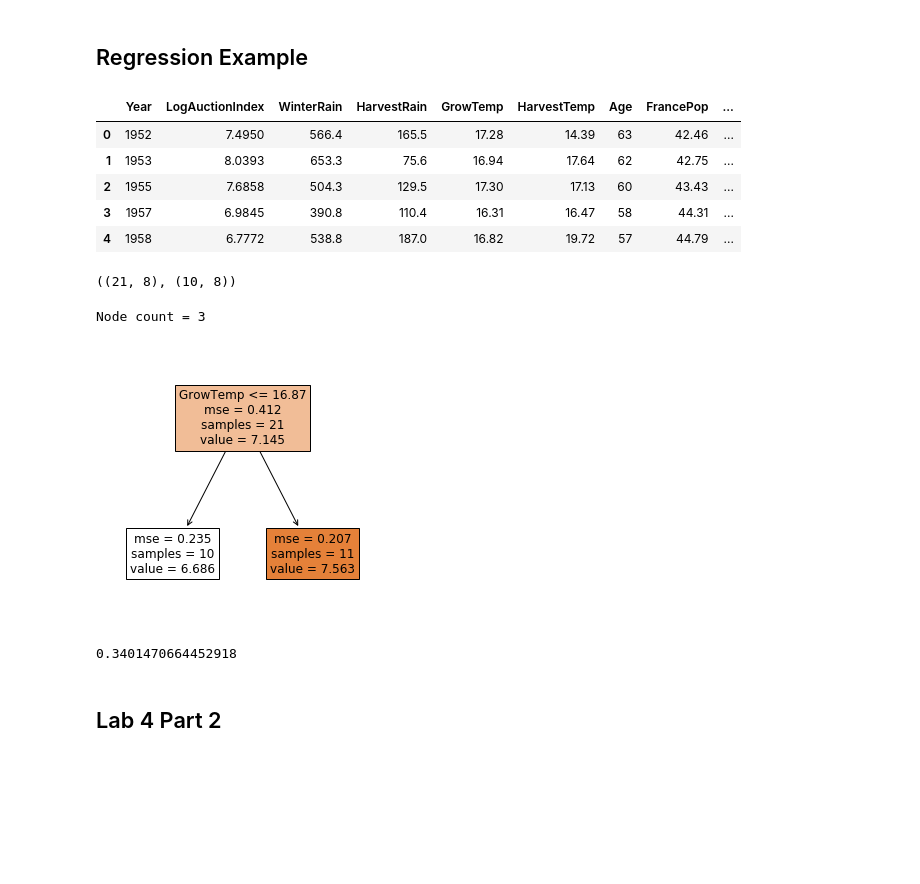
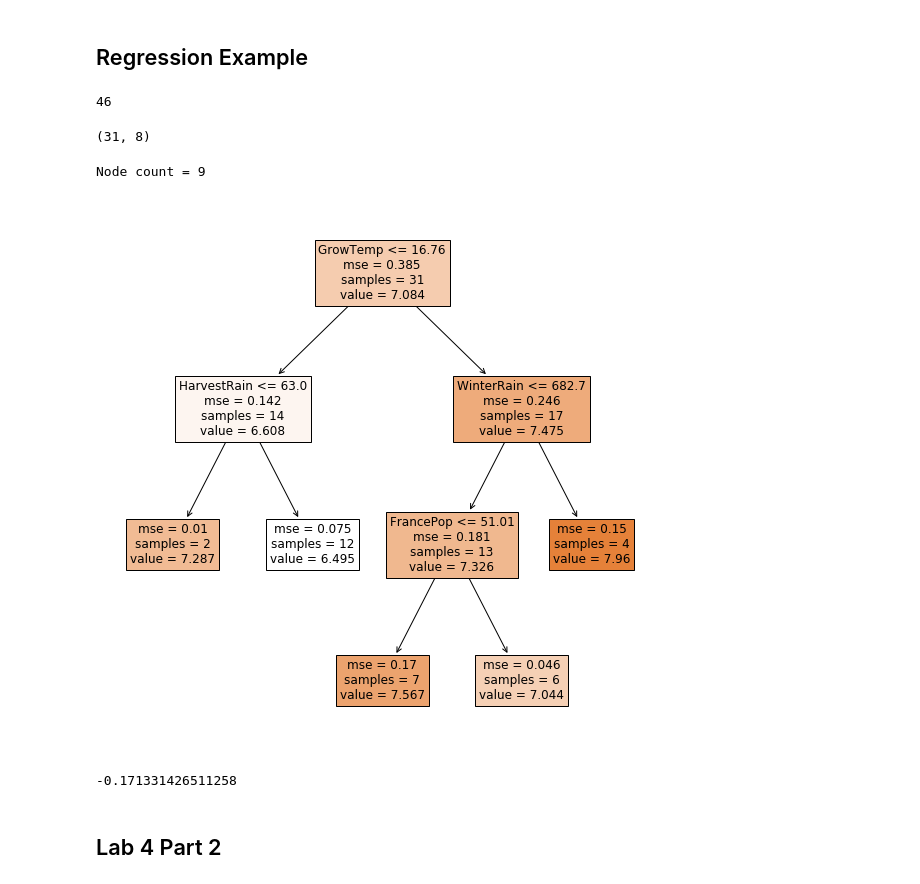
Before and after one commit to paulgrigas/IEOR-142-242-Python-Project, a Jupyter notebook: Lab 4/New_Lab4_v1.ipynb, the cells around one changed output. Saved outputs shown, nothing was run; the diff lists cells and outputs as text; code cells hidden in the pictures; blank space fills up the shorter version.

```diff
--- a/Lab 4/New_Lab4_v1.ipynb
+++ b/Lab 4/New_Lab4_v1.ipynb
@@ -195,40 +195,37 @@ Confusion Matrix :
 # %%
 wine = pd.read_csv("../Lab1/wine_agg.csv")
 wine.head()
+len(wine)
 # %% [output]
-|  | Year | LogAuctionIndex | WinterRain | HarvestRain | GrowTemp | HarvestTemp | Age | FrancePop | ... |
-| 0 | 1952 | 7.4950 | 566.4 | 165.5 | 17.28 | 14.39 | 63 | 42.46 | ... |
-| 1 | 1953 | 8.0393 | 653.3 | 75.6 | 16.94 | 17.64 | 62 | 42.75 | ... |
-| 2 | 1955 | 7.6858 | 504.3 | 129.5 | 17.30 | 17.13 | 60 | 43.43 | ... |
-| 3 | 1957 | 6.9845 | 390.8 | 110.4 | 16.31 | 16.47 | 58 | 44.31 | ... |
-| 4 | 1958 | 6.7772 | 538.8 | 187.0 | 16.82 | 19.72 | 57 | 44.79 | ... |
+46
 # %%
 wine_train = wine[wine['Year'] <= 1985]
 wine_test = wine[wine['Year'] > 1985]
 
-y = wine_train['LogAuctionIndex']
-X = wine_train.drop(['LogAuctionIndex'], axis=1)
-
-X_train, X_test, y_train, y_test = train_test_split(X, y, test_size=0.3, random_state=88)
-X_train.shape, X_test.shape
+y_train = wine_train['LogAuctionIndex']
+X_train = wine_train.drop(['LogAuctionIndex'], axis=1)
+X_train.shape
 # %% [output]
-((21, 8), (10, 8))
+(31, 8)
 # %%
 from sklearn.tree import DecisionTreeRegressor
 
-clf = DecisionTreeRegressor(min_samples_leaf=10,
+clf = DecisionTreeRegressor(min_samples_split=10,
                             ccp_alpha=0.02,
                             random_state = 88)
 mod3 = clf.fit(X_train, y_train)
 # %%
 print('Node count =', mod3.tree_.node_count)
-plt.figure(figsize=(5,5))
+plt.figure(figsize=(10,10))
 plot_tree(mod3, feature_names=X_train.columns, class_names=True, filled=True, fontsize=12)
 plt.show()
 # %% [output]
-Node count = 3
+Node count = 9
-[figure, old version]
+[figure, new version]
 # %%
+y_test = wine_test['LogAuctionIndex']
+X_test = wine_test.drop(['LogAuctionIndex'], axis=1)
+
 y_pred = mod3.predict(X_test)
 SSE = np.sum((y_test - y_pred)**2)
 SST = np.sum((y_test - np.mean(y_train))**2)
@@ -236,7 +233,7 @@ OSR2 =  1 - SSE/SST
 
 print(OSR2)
 # %% [output]
-0.3401470664452918
+-0.171331426511258
 # %% [markdown]
 ## Lab 4 Part 2
 # %% [markdown]
```
Also changed, not shown: parts of 9 cells of this notebook, 1 other file.
